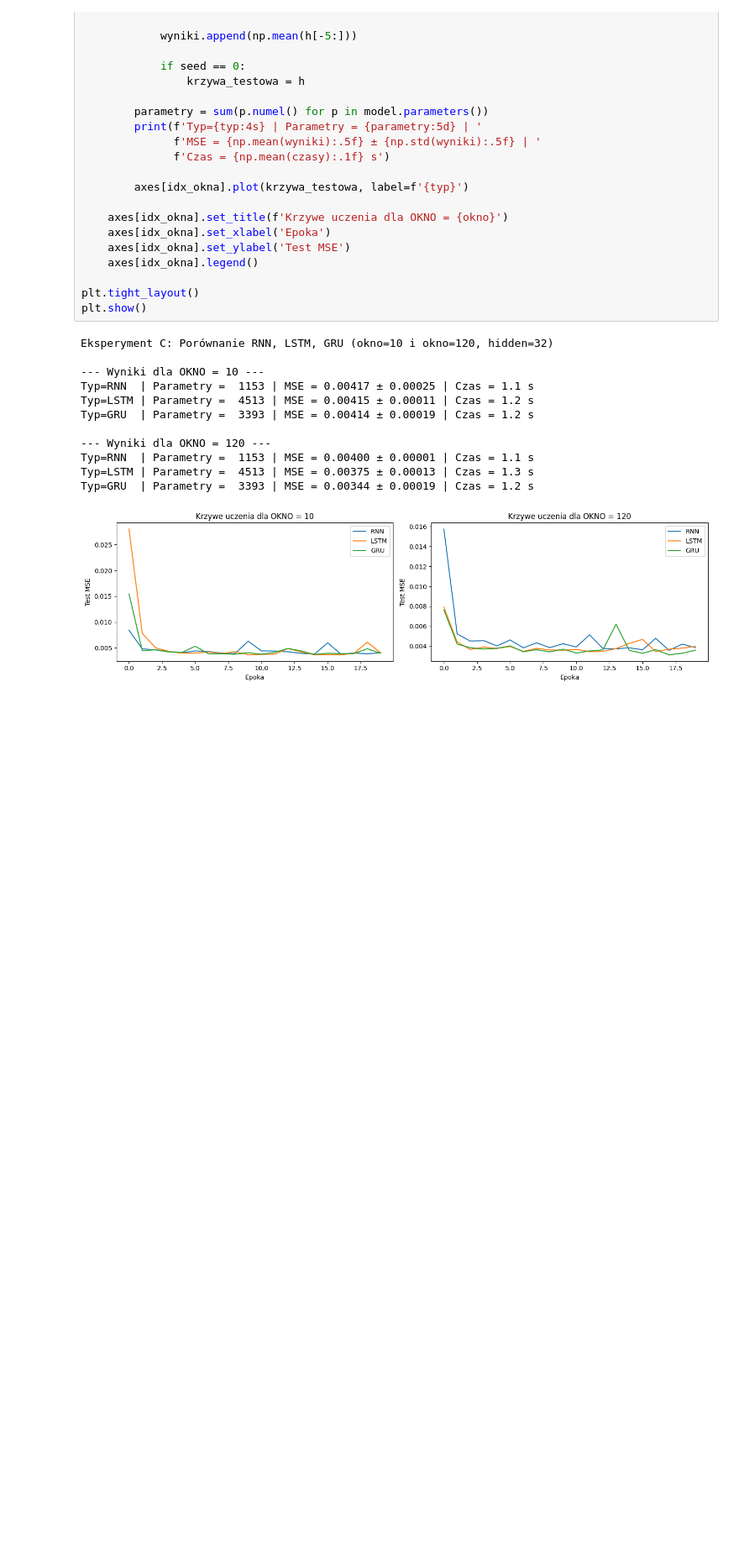
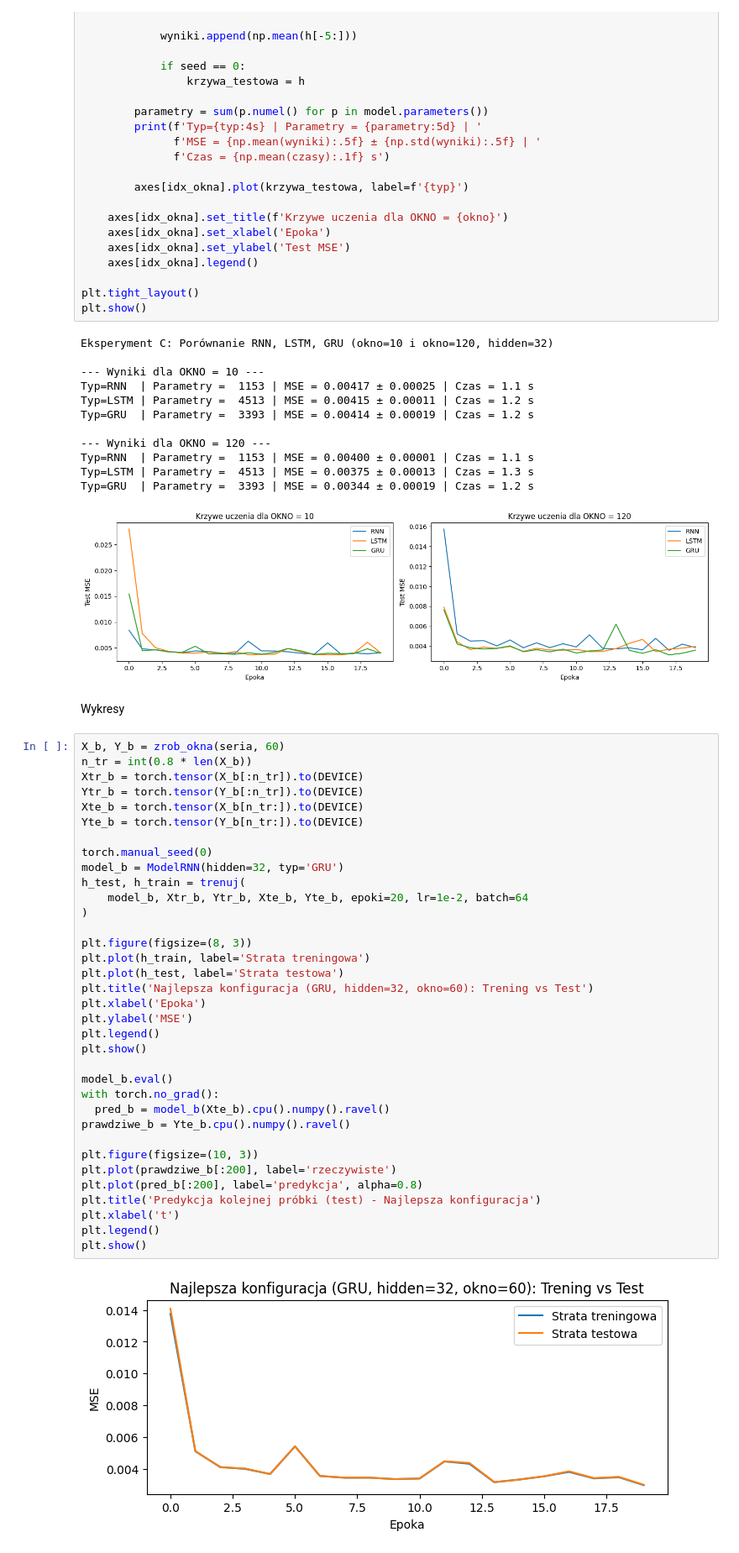
Before and after one commit to Maja234/Uczenie-glebokie-w-systemach-rozpoznawania-i-przetwarzania-mowy-lab2, a Jupyter notebook: Maja_Wilk_lab2.ipynb, the cells around one changed output. Shown at 84% size. Drawn from its saved outputs; the diff is of its cells as text; blank space fills up the shorter version.

```diff
--- a/Maja_Wilk_lab2.ipynb
+++ b/Maja_Wilk_lab2.ipynb
@@ -286,3 +286,42 @@ Typ=RNN  | Parametry =  1153 | MSE = 0.00400 ± 0.00001 | Czas = 1.1 s
 Typ=LSTM | Parametry =  4513 | MSE = 0.00375 ± 0.00013 | Czas = 1.3 s
 Typ=GRU  | Parametry =  3393 | MSE = 0.00344 ± 0.00019 | Czas = 1.2 s
 [figure]
+# %% [markdown]
+Wykresy
+# %%
+X_b, Y_b = zrob_okna(seria, 60)
+n_tr = int(0.8 * len(X_b))
+Xtr_b = torch.tensor(X_b[:n_tr]).to(DEVICE)
+Ytr_b = torch.tensor(Y_b[:n_tr]).to(DEVICE)
+Xte_b = torch.tensor(X_b[n_tr:]).to(DEVICE)
+Yte_b = torch.tensor(Y_b[n_tr:]).to(DEVICE)
+
+torch.manual_seed(0)
+model_b = ModelRNN(hidden=32, typ='GRU')
+h_test, h_train = trenuj(
+    model_b, Xtr_b, Ytr_b, Xte_b, Yte_b, epoki=20, lr=1e-2, batch=64
+)
+
+plt.figure(figsize=(8, 3))
+plt.plot(h_train, label='Strata treningowa')
+plt.plot(h_test, label='Strata testowa')
+plt.title('Najlepsza konfiguracja (GRU, hidden=32, okno=60): Trening vs Test')
+plt.xlabel('Epoka')
+plt.ylabel('MSE')
+plt.legend()
+plt.show()
+
+model_b.eval()
+with torch.no_grad():
+  pred_b = model_b(Xte_b).cpu().numpy().ravel()
+prawdziwe_b = Yte_b.cpu().numpy().ravel()
+
+plt.figure(figsize=(10, 3))
+plt.plot(prawdziwe_b[:200], label='rzeczywiste')
+plt.plot(pred_b[:200], label='predykcja', alpha=0.8)
+plt.title('Predykcja kolejnej próbki (test) - Najlepsza konfiguracja')
+plt.xlabel('t')
+plt.legend()
+plt.show()
+# %% [output]
+[figure, added]
```
Also changed, not shown: parts of 1 cell of this notebook.
